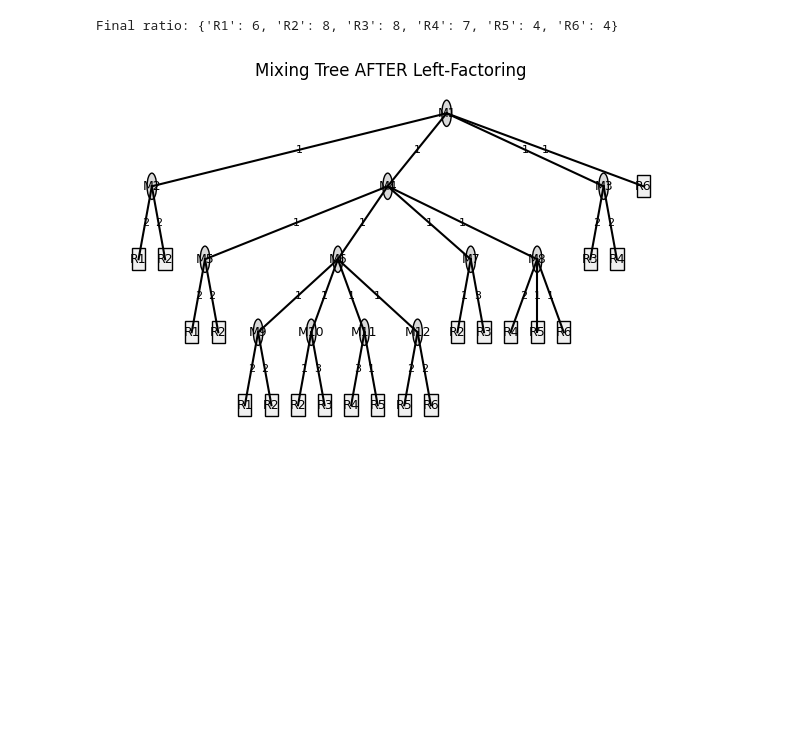
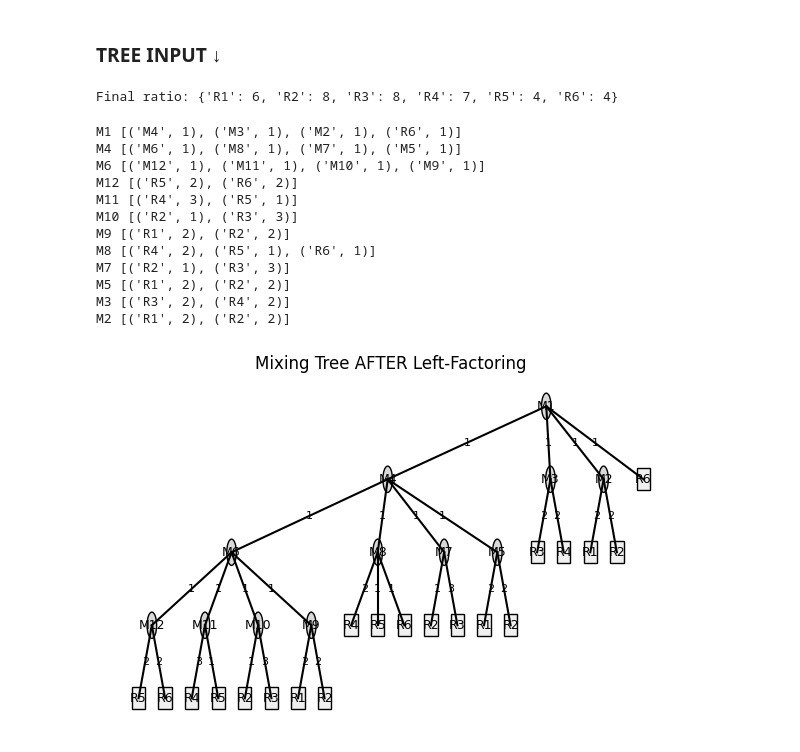
Before and after one commit to Nitinn-Rajj/BioChip-Optimizations, a Jupyter notebook: code.ipynb, the cells around one changed output. Saved outputs shown, nothing was run; the diff lists cells and outputs as text; code cells hidden in the pictures; blank space fills up the shorter version.

```diff
--- a/code.ipynb
+++ b/code.ipynb
@@ -262,6 +293,8 @@ def draw_tree(root, title):
     ax.axis("off")
     plt.tight_layout()
     plt.show()
+# %% [markdown]
+### TREE INPUT ↓
 # %%
 R1 = MixNode("R1", is_leaf=True)
 R2 = MixNode("R2", is_leaf=True)
@@ -365,9 +398,33 @@ print("Final ratio:", evaluate_ratio(M1))
 Final ratio: {'R1': 6, 'R2': 8, 'R3': 8, 'R4': 7, 'R5': 4, 'R6': 4}
 # %%
 left_factoring(M1)
+
+def debug_children(node):
+    if node.is_leaf:
+        return
+    print(
+        node.label,
+        [(c.label, w) for c, w in node.children]
+    )
+    for c, _ in node.children:
+        debug_children(c)
+
+debug_children(M1)
 visual_leftfact = expand_for_visualization(M1)
 draw_tree(visual_leftfact, "Mixing Tree AFTER Left-Factoring")
 # %% [output]
+M1 [('M4', 1), ('M3', 1), ('M2', 1), ('R6', 1)]
+M4 [('M6', 1), ('M8', 1), ('M7', 1), ('M5', 1)]
+M6 [('M12', 1), ('M11', 1), ('M10', 1), ('M9', 1)]
+M12 [('R5', 2), ('R6', 2)]
+M11 [('R4', 3), ('R5', 1)]
+M10 [('R2', 1), ('R3', 3)]
+M9 [('R1', 2), ('R2', 2)]
+M8 [('R4', 2), ('R5', 1), ('R6', 1)]
+M7 [('R2', 1), ('R3', 3)]
+M5 [('R1', 2), ('R2', 2)]
+M3 [('R3', 2), ('R4', 2)]
+M2 [('R1', 2), ('R2', 2)]
-[figure, old version]
+[figure, new version]
 # %%
 hda_transform(M1)
```
Also changed, not shown: parts of 11 cells of this notebook.
